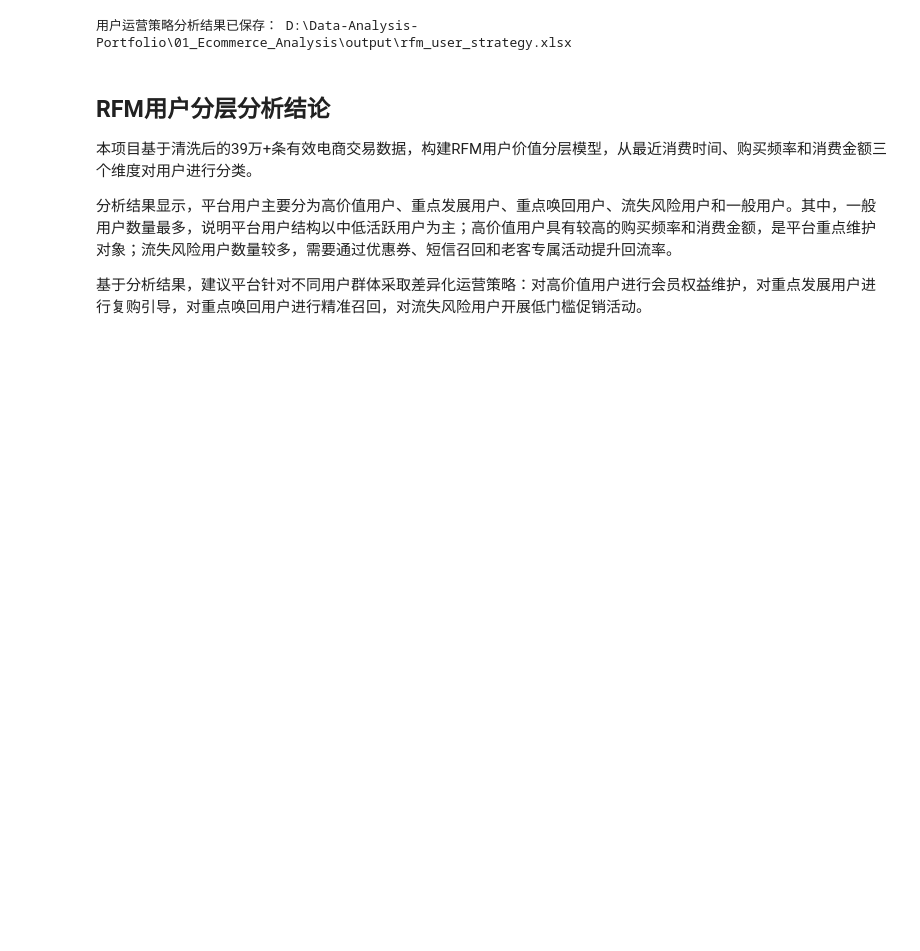
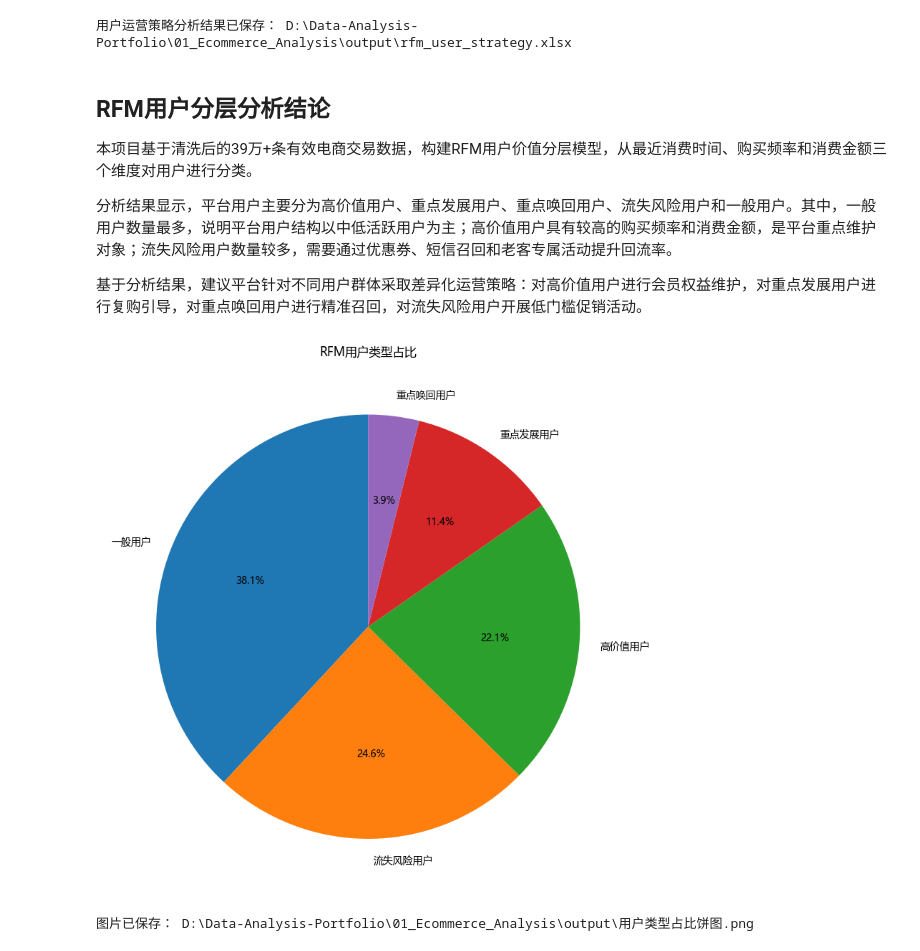
Before and after one commit to zxj0127/data-analysis-portfolio, a Jupyter notebook: 01_Ecommerce_Analysis/notebook/analysis.ipynb/analysis.ipynb, the cells around one changed output. Cells and saved outputs as stored; diff of their text form; code cells hidden in the pictures; blank space fills up the shorter version.

```diff
--- a/01_Ecommerce_Analysis/notebook/analysis.ipynb/analysis.ipynb
+++ b/01_Ecommerce_Analysis/notebook/analysis.ipynb/analysis.ipynb
@@ -570,3 +570,31 @@ print("用户运营策略分析结果已保存：", strategy_output_path)
 分析结果显示，平台用户主要分为高价值用户、重点发展用户、重点唤回用户、流失风险用户和一般用户。其中，一般用户数量最多，说明平台用户结构以中低活跃用户为主；高价值用户具有较高的购买频率和消费金额，是平台重点维护对象；流失风险用户数量较多，需要通过优惠券、短信召回和老客专属活动提升回流率。
 
 基于分析结果，建议平台针对不同用户群体采取差异化运营策略：对高价值用户进行会员权益维护，对重点发展用户进行复购引导，对重点唤回用户进行精准召回，对流失风险用户开展低门槛促销活动。
+# %%
+import matplotlib.pyplot as plt
+
+plt.rcParams["font.sans-serif"] = ["Microsoft YaHei"]
+plt.rcParams["axes.unicode_minus"] = False
+# %%
+plt.figure(figsize=(8, 8))
+
+plt.pie(
+    segment_summary["用户数量"],
+    labels=segment_summary["用户类型"],
+    autopct="%1.1f%%",
+    startangle=90
+)
+
+plt.title("RFM用户类型占比")
+
+plt.tight_layout()
+
+pie_path = r"D:\Data-Analysis-Portfolio\01_Ecommerce_Analysis\output\用户类型占比饼图.png"
+plt.savefig(pie_path, dpi=300, bbox_inches="tight")
+
+plt.show()
+
+print("图片已保存：", pie_path)
+# %% [output]
+[figure, added]
+图片已保存： D:\Data-Analysis-Portfolio\01_Ecommerce_Analysis\output\用户类型占比饼图.png
```
Also changed, not shown: parts of 5 cells of this notebook, 16 other files.
